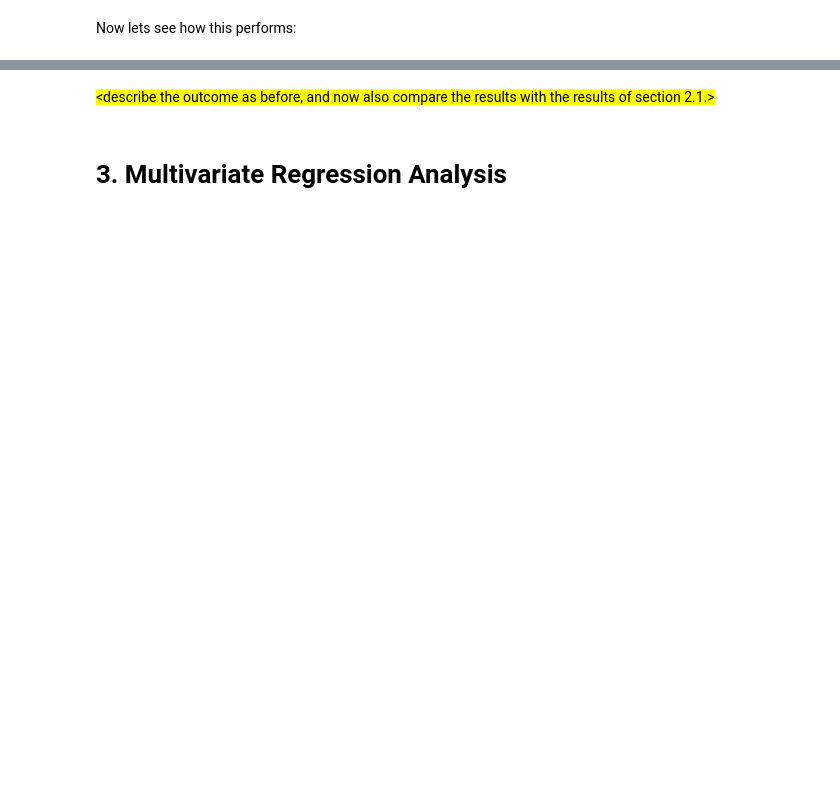
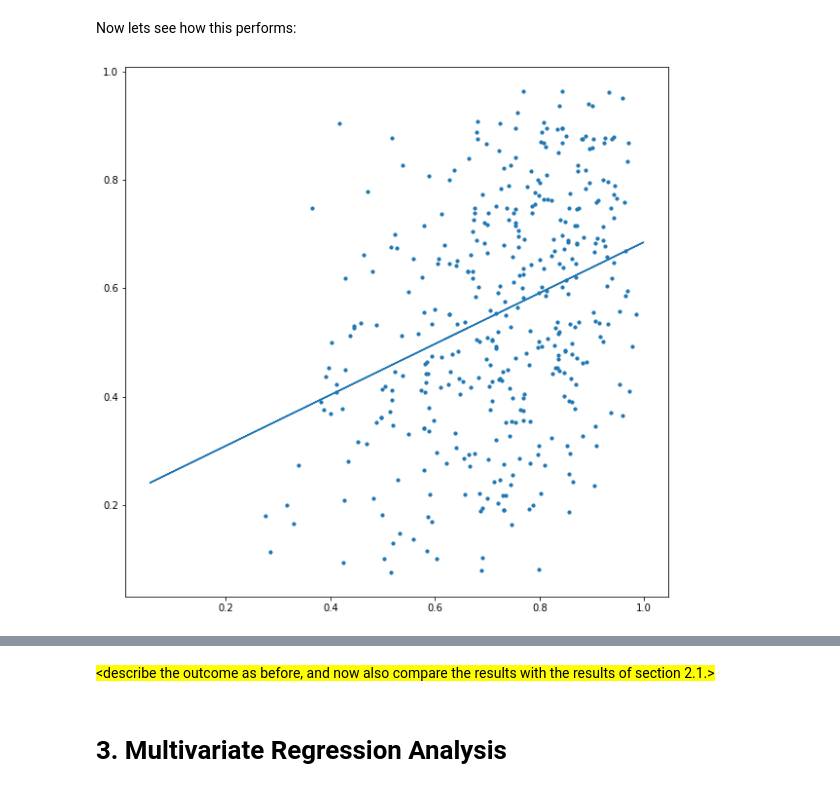
Before and after one commit to tvdlans/StatisticsAndDatamining, a Jupyter notebook: DMS - S4 - Assignment 1 - Template.ipynb, the cells around one changed output, grey strips where cells are left out. Saved outputs shown, nothing was run; the diff lists cells and outputs as text; code cells hidden in the pictures; blank space fills up the shorter version.

```diff
--- a/DMS - S4 - Assignment 1 - Template.ipynb
+++ b/DMS - S4 - Assignment 1 - Template.ipynb
@@ -185,4 +250,22 @@ Creating again the training/testing sets and the model itself:
+# %%
+#add code here to split the data and the model itself:
+X_train, X_test, Y_train, Y_test = train_test_split(energy, valence, test_size=0.2, random_state=101)
+
+xRes = X_train.reshape((-1,1))
+yRes = Y_train.reshape((-1,1))
+
+model = LinearRegression().fit(xRes, yRes)
+
+model.fit(xRes, yRes)
+Y_pred = model.predict(xRes)
 # %% [markdown]
 Now lets see how this performs:
 # %%
 #add code to show both the scatterplot with the regression line, and the model summary results.
+plt.figure(figsize=(10, 10))
+plt.scatter(X_test, Y_test, s=10)
+plt.plot(xRes, Y_pred)
+
+plt.show()
+# %% [output]
+[figure, added]
```
Also changed, not shown: parts of 23 cells of this notebook.
